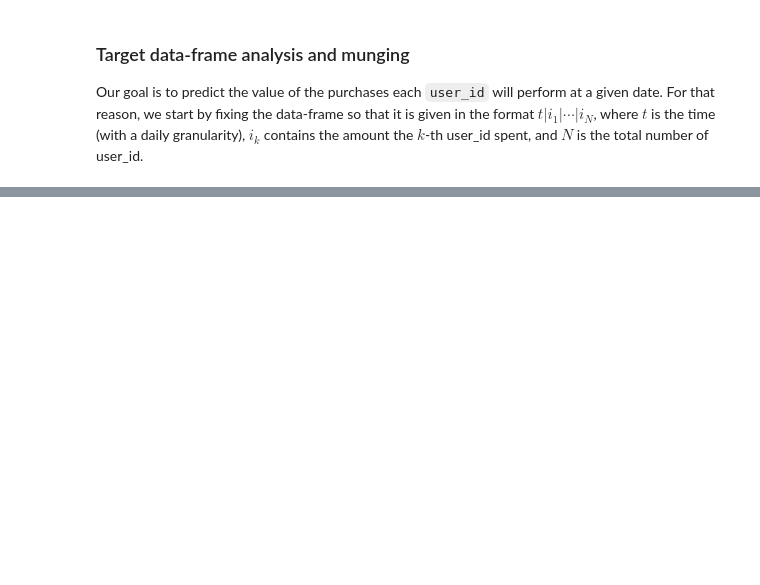
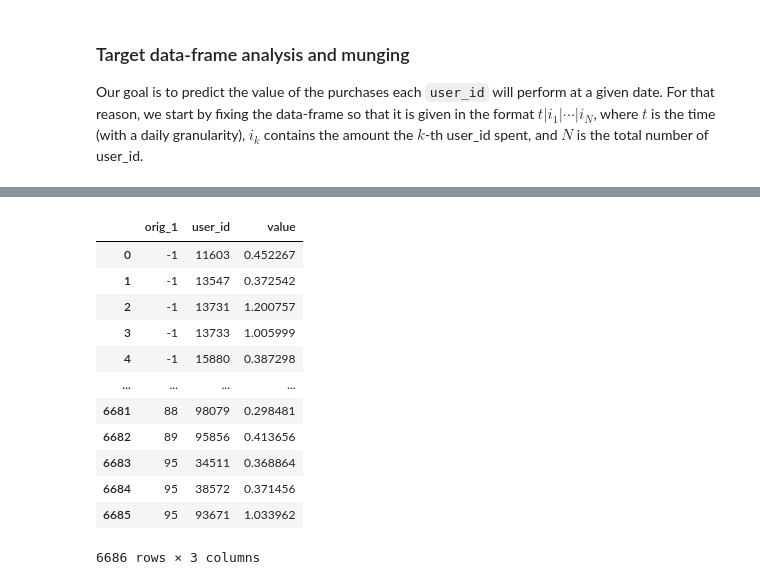
Before and after one commit to guillemsala/by_ratings_assignment, a Jupyter notebook: notebooks/model_selection.ipynb, the cells around one changed output, grey strips where cells are left out. Drawn from its saved outputs; the diff is of its cells as text; code cells hidden in the pictures; blank space fills up the shorter version.

```diff
--- a/notebooks/model_selection.ipynb
+++ b/notebooks/model_selection.ipynb
@@ -192,0 +161,18 @@ KeyboardInterrupt:
+# %%
+merged_df.groupby(
+    ['orig_1', 'user_id']
+).value.sum().reset_index()
+# %% [output]
+|  | orig_1 | user_id | value |
+| 0 | -1 | 11603 | 0.452267 |
+| 1 | -1 | 13547 | 0.372542 |
+| 2 | -1 | 13731 | 1.200757 |
+| 3 | -1 | 13733 | 1.005999 |
+| 4 | -1 | 15880 | 0.387298 |
+| ... | ... | ... | ... |
+| 6681 | 88 | 98079 | 0.298481 |
+| 6682 | 89 | 95856 | 0.413656 |
+| 6683 | 95 | 34511 | 0.368864 |
+| 6684 | 95 | 38572 | 0.371456 |
+| 6685 | 95 | 93671 | 1.033962 |
+6686 rows × 3 columns
```
Also changed, not shown: parts of 18 cells of this notebook.
